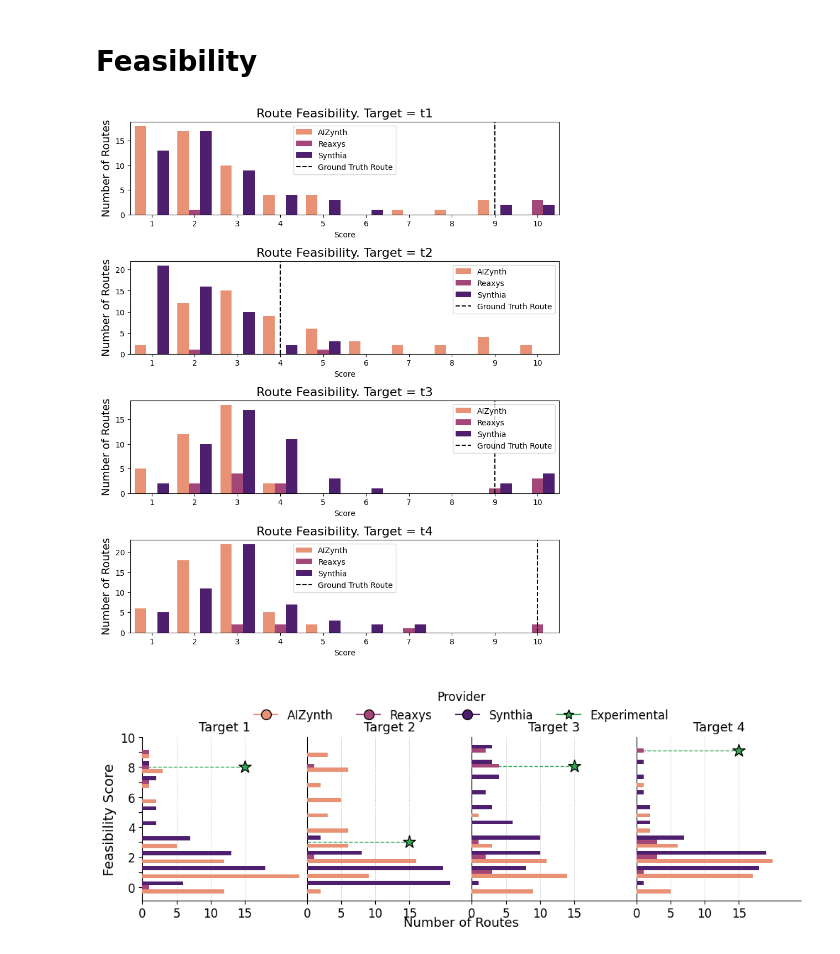
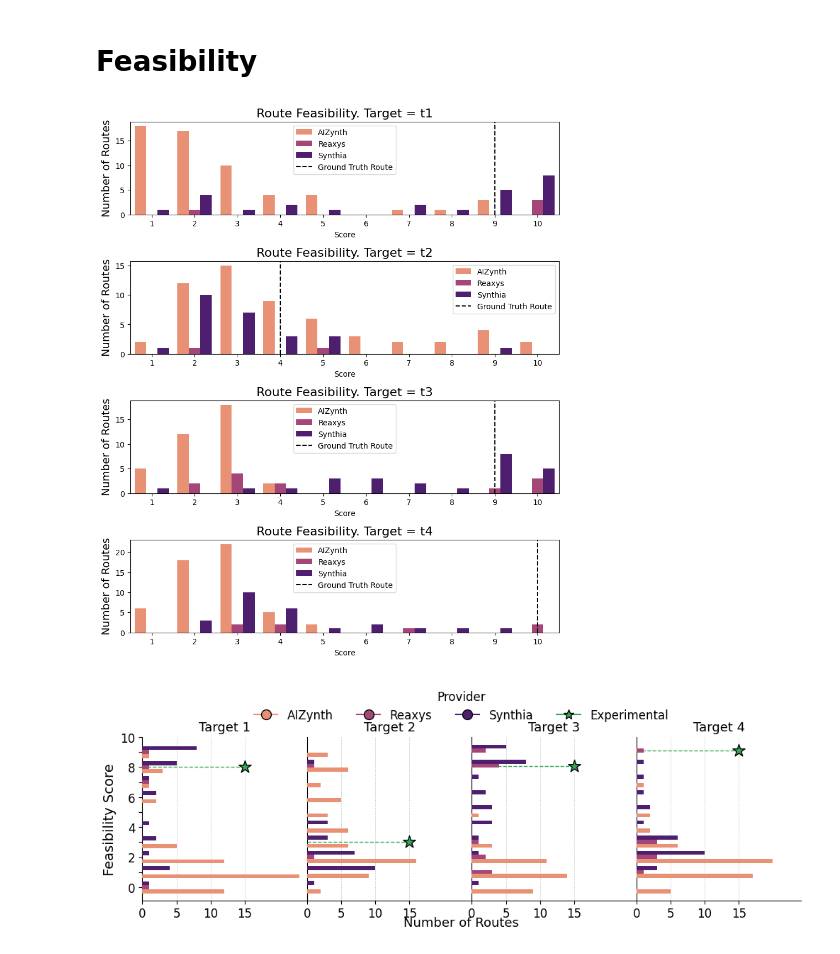
Before and after one commit to schwallergroup/steer, a Jupyter notebook: notebooks/retro_tools.ipynb, the cells around one changed output. Saved outputs shown, nothing was run; the diff lists cells and outputs as text; code cells hidden in the pictures.

```diff
--- a/notebooks/retro_tools.ipynb
+++ b/notebooks/retro_tools.ipynb
@@ -3,7 +3,7 @@
 # %%
 aizynth = 'data/outputs/2025-06-14_125025'
 reaxys = 'data/outputs/2025-06-19_191257'
-synthia = 'data/outputs/2025-06-19_200241'
+synthia = 'data/outputs/2025-07-12_000332'
 # %%
 # Load routes
 
@@ -150,7 +152,7 @@ for tgt, gtarg in grp_target:
 # Feasibility
 # %%
 # synthia = "data/outputs/2025-06-19_203002"
-synthia = "data/outputs/2025-06-19_215745"
+synthia = "data/outputs/2025-07-12_000332"
 # reaxys = "data/outputs/2025-06-19_205206"
 reaxys = "data/outputs/2025-06-19_203104"
 aizynth = "data/outputs/2025-06-19_212237"
@@ -188,41 +190,38 @@ for j, key in enumerate(tgts):
 
     sns.barplot(
         data=df.reset_index().melt(
             id_vars=['Task', 'Score'],
             value_vars=['AIZynth', 'Reaxys', 'Synthia'],
         ),
         x='Score',
         y='value',
         hue='variable',
         palette='magma_r',
         ax=ax[j],
         err_kws={
             'linewidth': 0.8,
             'color': 'k',
             'alpha': 1,
             # 'capthick': 1,
             # 'elinewidth': 1
         },
         capsize= 0.1,
     )
 
     if gtrte_scores[j] is not None:
         ax[j].axvline(gtrte_scores[j]-1, color='k', linestyle='--', label='Ground Truth Route')
         ax[j].legend()
 
     ax[j].set_title(f'Route Feasibility. Target = {tgt}', fontsize=16)
     ax[j].set_ylabel('Number of Routes', fontsize=14)
 
 fig.savefig('route_feasibility_per_target.svg', bbox_inches='tight')
 # %% [output]
-[figure, old version]
+[figure, new version]
 # %%
 
-# synthia = "data/outputs/2025-06-19_215745"
-synthia = "data/outputs/2025-06-25_092550"
-# reaxys = "data/outputs/2025-06-19_203104"
-reaxys = "data/outputs/2025-06-25_093540"
-# aizynth = "data/outputs/2025-06-19_212237"
+synthia = "data/outputs/2025-07-12_005613"
+reaxys = "data/outputs/2025-07-12_004754"
 aizynth = "data/outputs/2025-06-25_094254"
 
 syn_scores = get_all_scores(synthia)
@@ -370,7 +369,7 @@ sns.despine()
 
 fig.savefig('route_feasibility_per_target.svg', bbox_inches='tight')
 # %% [output]
-[figure, old version]
+[figure, new version]
 # %%
 # Lets get the top routes for each target
 import numpy as np
```
Also changed, not shown: parts of 2 cells of this notebook.
